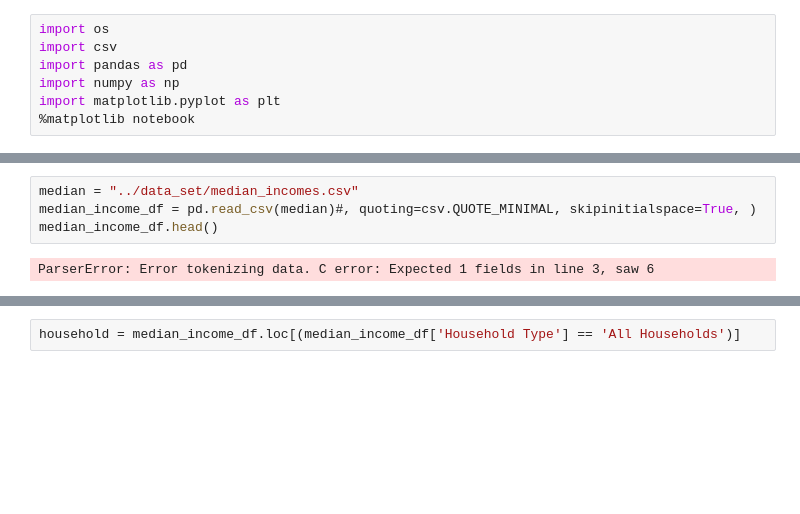
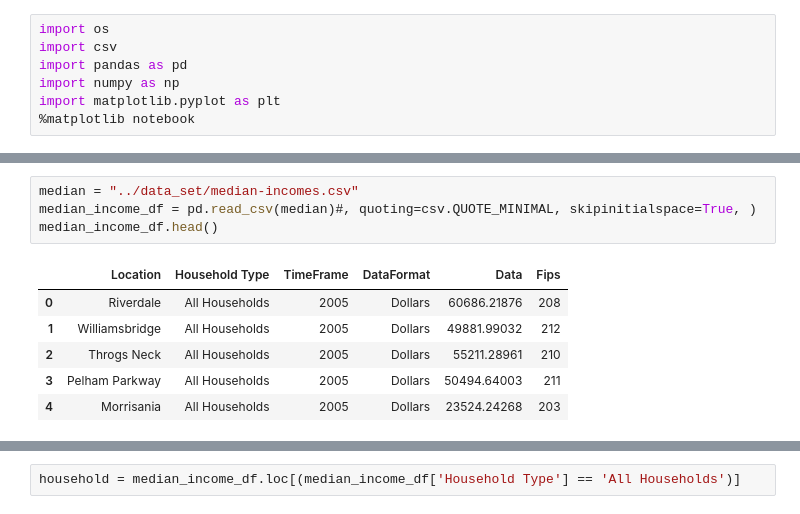
Before and after one commit to AMHlocal/Covid-19-and-NYC-Boroughs, a Jupyter notebook: data_viz/boro_death.ipynb, the cells around one changed output, grey strips where cells are left out. Cells and saved outputs as stored; diff of their text form; blank space fills up the shorter version.

```diff
--- a/data_viz/boro_death.ipynb
+++ b/data_viz/boro_death.ipynb
@@ -17,11 +17,16 @@ zip_code_df.head()
 | 3 | 10004 | Financial District | Manhattan | 39 | 1068.32 | 27.39 | 6.04 |
 | 4 | 10005 | Financial District | Manhattan | 81 | 964.73 | 23.82 | 5.31 |
 # %%
-median = "../data_set/median_incomes.csv"
+median = "../data_set/median-incomes.csv"
 median_income_df = pd.read_csv(median)#, quoting=csv.QUOTE_MINIMAL, skipinitialspace=True, )
 median_income_df.head()
 # %% [output]
-ParserError: Error tokenizing data. C error: Expected 1 fields in line 3, saw 6
+|  | Location | Household Type | TimeFrame | DataFormat | Data | Fips |
+| 0 | Riverdale | All Households | 2005 | Dollars | 60686.21876 | 208 |
+| 1 | Williamsbridge | All Households | 2005 | Dollars | 49881.99032 | 212 |
+| 2 | Throgs Neck | All Households | 2005 | Dollars | 55211.28961 | 210 |
+| 3 | Pelham Parkway | All Households | 2005 | Dollars | 50494.64003 | 211 |
+| 4 | Morrisania | All Households | 2005 | Dollars | 23524.24268 | 203 |
 # %%
 median_income_df.dtypes
 # %% [output]
```
Also changed, not shown: parts of 11 cells of this notebook, 4 other files.
